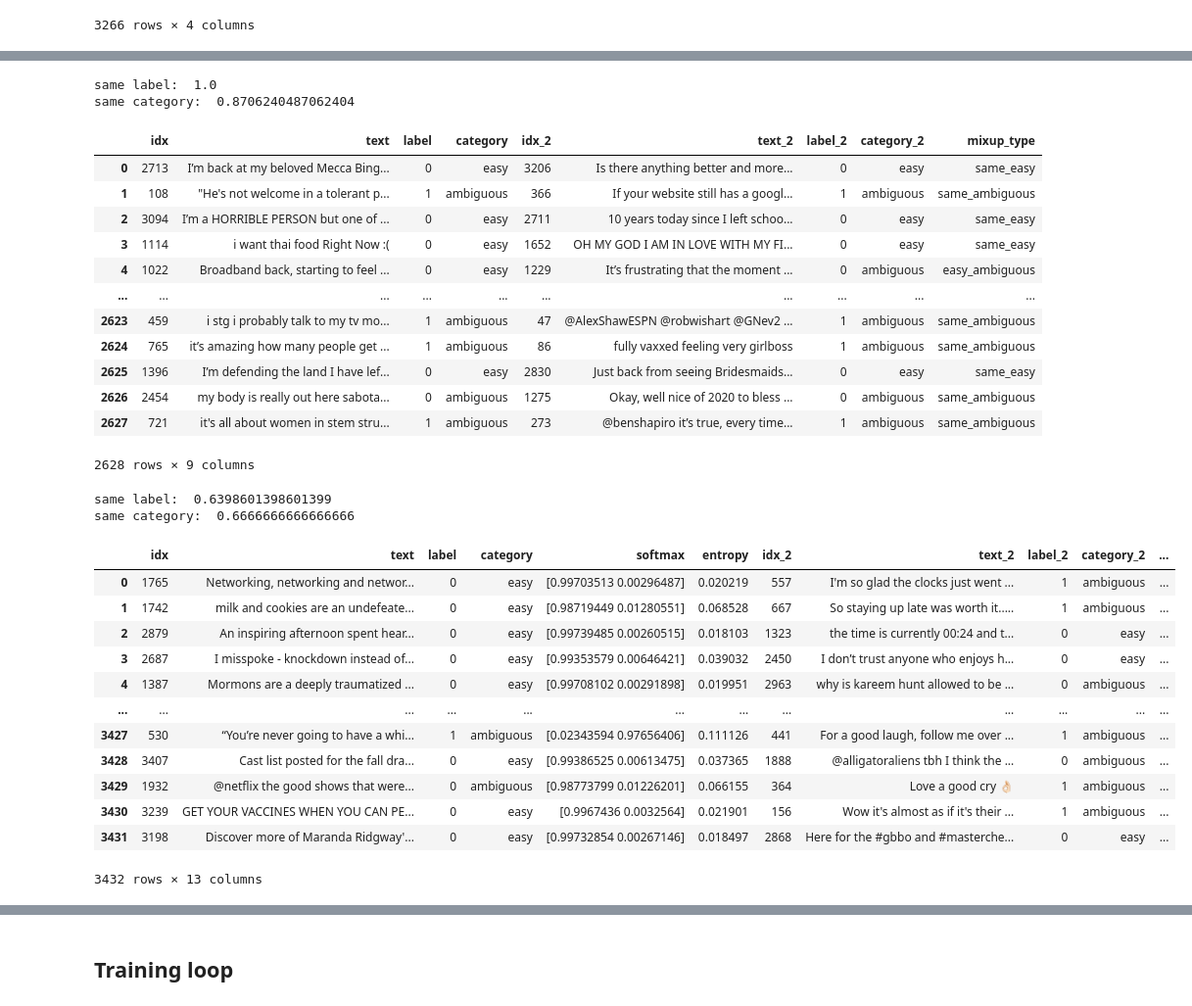
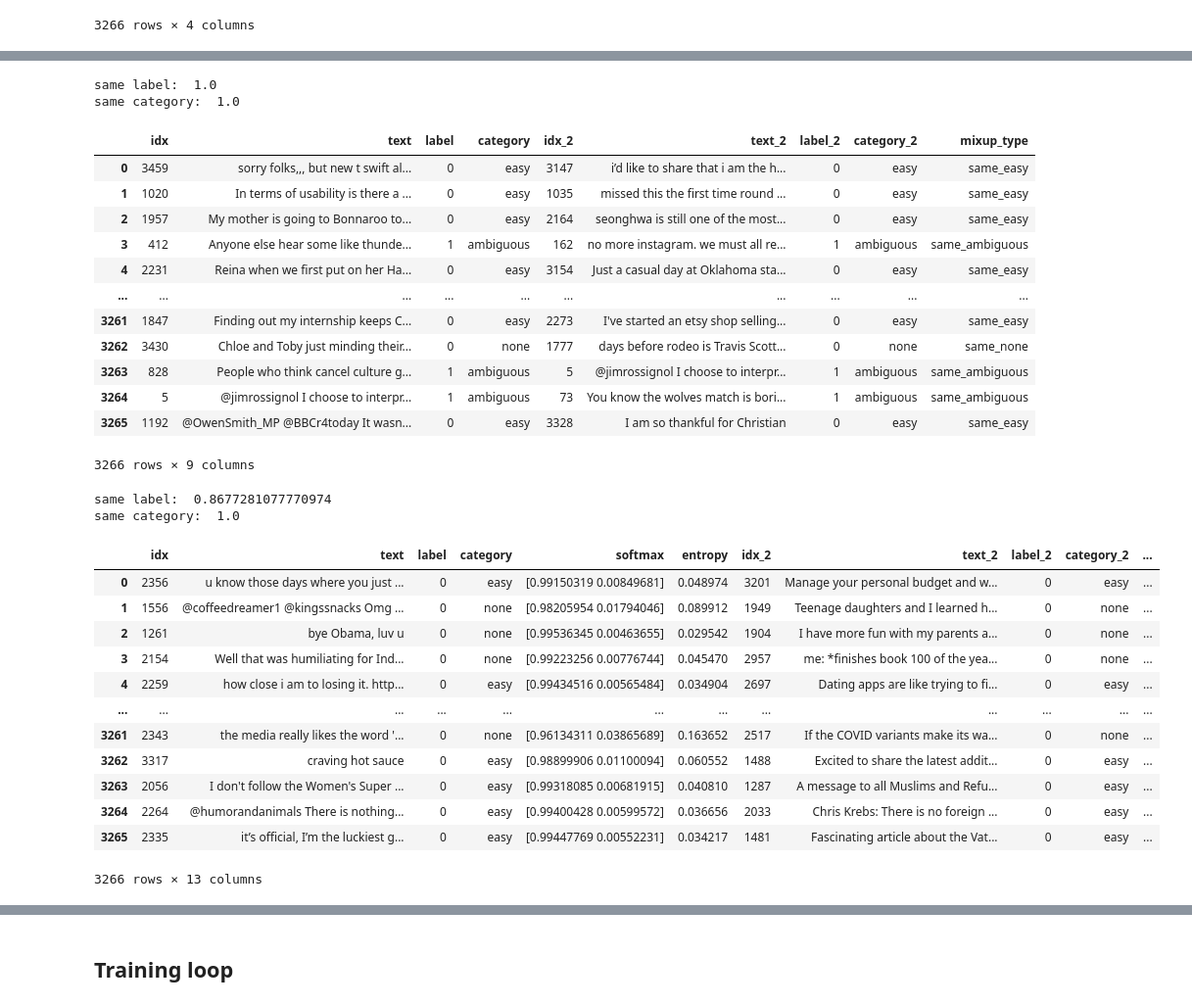
Before and after one commit to Raghav1606/Training-Dyamics-and-Entropy-Aware-Mixup-for-Robust-Text-Classification, a Jupyter notebook: notebooks/mixup_training.ipynb, the cells around one changed output, grey strips where cells are left out. Shown at 98% size. Saved outputs shown, nothing was run; the diff lists cells and outputs as text; code cells hidden in the pictures.

Commit message:
updating mixup code

```diff
--- a/notebooks/mixup_training.ipynb
+++ b/notebooks/mixup_training.ipynb
@@ -940,40 +941,40 @@ same category:  0.6666666666666666
 # %%
-category_mixup_dataset = prepare_dataset_category_mixup(df, info_data=info_df, use_label=True, use_entropy=False)
+category_mixup_dataset = prepare_dataset_category_mixup(df, info_data=info_df, include_none=True, use_label=True, use_entropy=False)
 get_count(category_mixup_dataset, 'label', 'category')
 category_mixup_dataset
 # %% [output]
 same label:  1.0
-same category:  0.8706240487062404
+same category:  1.0
 |  | idx | text | label | category | idx_2 | text_2 | label_2 | category_2 | mixup_type |
-| 0 | 2713 | I’m back at my beloved Mecca Bing... | 0 | easy | 3206 | Is there anything better and more... | 0 | easy | same_easy |
-| 1 | 108 | "He's not welcome in a tolerant p... | 1 | ambiguous | 366 | If your website still has a googl... | 1 | ambiguous | same_ambiguous |
-| 2 | 3094 | I’m a HORRIBLE PERSON but one of ... | 0 | easy | 2711 | 10 years today since I left schoo... | 0 | easy | same_easy |
-| 3 | 1114 | i want thai food Right Now :( | 0 | easy | 1652 | OH MY GOD I AM IN LOVE WITH MY FI... | 0 | easy | same_easy |
-| 4 | 1022 | Broadband back, starting to feel ... | 0 | easy | 1229 | It’s frustrating that the moment ... | 0 | ambiguous | easy_ambiguous |
+| 0 | 3459 | sorry folks,,, but new t swift al... | 0 | easy | 3147 | i’d like to share that i am the h... | 0 | easy | same_easy |
+| 1 | 1020 | In terms of usability is there a ... | 0 | easy | 1035 | missed this the first time round ... | 0 | easy | same_easy |
+| 2 | 1957 | My mother is going to Bonnaroo to... | 0 | easy | 2164 | seonghwa is still one of the most... | 0 | easy | same_easy |
+| 3 | 412 | Anyone else hear some like thunde... | 1 | ambiguous | 162 | no more instagram. we must all re... | 1 | ambiguous | same_ambiguous |
+| 4 | 2231 | Reina when we first put on her Ha... | 0 | easy | 3154 | Just a casual day at Oklahoma sta... | 0 | easy | same_easy |
 | ... | ... | ... | ... | ... | ... | ... | ... | ... | ... |
-| 2623 | 459 | i stg i probably talk to my tv mo... | 1 | ambiguous | 47 | @AlexShawESPN @robwishart @GNev2 ... | 1 | ambiguous | same_ambiguous |
-| 2624 | 765 | it’s amazing how many people get ... | 1 | ambiguous | 86 | fully vaxxed feeling very girlboss | 1 | ambiguous | same_ambiguous |
-| 2625 | 1396 | I’m defending the land I have lef... | 0 | easy | 2830 | Just back from seeing Bridesmaids... | 0 | easy | same_easy |
-| 2626 | 2454 | my body is really out here sabota... | 0 | ambiguous | 1275 | Okay, well nice of 2020 to bless ... | 0 | ambiguous | same_ambiguous |
-| 2627 | 721 | it's all about women in stem stru... | 1 | ambiguous | 273 | @benshapiro it’s true, every time... | 1 | ambiguous | same_ambiguous |
+| 3261 | 1847 | Finding out my internship keeps C... | 0 | easy | 2273 | I've started an etsy shop selling... | 0 | easy | same_easy |
+| 3262 | 3430 | Chloe and Toby just minding their... | 0 | none | 1777 | days before rodeo is Travis Scott... | 0 | none | same_none |
+| 3263 | 828 | People who think cancel culture g... | 1 | ambiguous | 5 | @jimrossignol I choose to interpr... | 1 | ambiguous | same_ambiguous |
+| 3264 | 5 | @jimrossignol I choose to interpr... | 1 | ambiguous | 73 | You know the wolves match is bori... | 1 | ambiguous | same_ambiguous |
+| 3265 | 1192 | @OwenSmith_MP @BBCr4today It wasn... | 0 | easy | 3328 | I am so thankful for Christian | 0 | easy | same_easy |
-2628 rows × 9 columns
+3266 rows × 9 columns
 # %%
-category_mixup_dataset = prepare_dataset_category_mixup(df, info_data=info_df, use_label=False, use_entropy=True)
+category_mixup_dataset = prepare_dataset_category_mixup(df, info_data=info_df, include_none=True, use_label=False, use_entropy=True)
 get_count(category_mixup_dataset, 'label', 'category')
 category_mixup_dataset
 # %% [output]
-same label:  0.6398601398601399
-same category:  0.6666666666666666
+same label:  0.8677281077770974
+same category:  1.0
 |  | idx | text | label | category | softmax | entropy | idx_2 | text_2 | label_2 | category_2 | ... |
-| 0 | 1765 | Networking, networking and networ... | 0 | easy | [0.99703513 0.00296487] | 0.020219 | 557 | I'm so glad the clocks just went ... | 1 | ambiguous | ... |
-| 1 | 1742 | milk and cookies are an undefeate... | 0 | easy | [0.98719449 0.01280551] | 0.068528 | 667 | So staying up late was worth it..... | 1 | ambiguous | ... |
-| 2 | 2879 | An inspiring afternoon spent hear... | 0 | easy | [0.99739485 0.00260515] | 0.018103 | 1323 | the time is currently 00:24 and t... | 0 | easy | ... |
-| 3 | 2687 | I misspoke - knockdown instead of... | 0 | easy | [0.99353579 0.00646421] | 0.039032 | 2450 | I don’t trust anyone who enjoys h... | 0 | easy | ... |
-| 4 | 1387 | Mormons are a deeply traumatized ... | 0 | easy | [0.99708102 0.00291898] | 0.019951 | 2963 | why is kareem hunt allowed to be ... | 0 | ambiguous | ... |
+| 0 | 2356 | u know those days where you just ... | 0 | easy | [0.99150319 0.00849681] | 0.048974 | 3201 | Manage your personal budget and w... | 0 | easy | ... |
+| 1 | 1556 | @coffeedreamer1 @kingssnacks Omg ... | 0 | none | [0.98205954 0.01794046] | 0.089912 | 1949 | Teenage daughters and I learned h... | 0 | none | ... |
+| 2 | 1261 | bye Obama, luv u | 0 | none | [0.99536345 0.00463655] | 0.029542 | 1904 | I have more fun with my parents a... | 0 | none | ... |
+| 3 | 2154 | Well that was humiliating for Ind... | 0 | none | [0.99223256 0.00776744] | 0.045470 | 2957 | me: *finishes book 100 of the yea... | 0 | none | ... |
+| 4 | 2259 | how close i am to losing it. http... | 0 | easy | [0.99434516 0.00565484] | 0.034904 | 2697 | Dating apps are like trying to fi... | 0 | easy | ... |
 | ... | ... | ... | ... | ... | ... | ... | ... | ... | ... | ... | ... |
-| 3427 | 530 | “You’re never going to have a whi... | 1 | ambiguous | [0.02343594 0.97656406] | 0.111126 | 441 | For a good laugh, follow me over ... | 1 | ambiguous | ... |
-| 3428 | 3407 | Cast list posted for the fall dra... | 0 | easy | [0.99386525 0.00613475] | 0.037365 | 1888 | @alligatoraliens tbh I think the ... | 0 | ambiguous | ... |
-| 3429 | 1932 | @netflix the good shows that were... | 0 | ambiguous | [0.98773799 0.01226201] | 0.066155 | 364 | Love a good cry 👌🏻 | 1 | ambiguous | ... |
-| 3430 | 3239 | GET YOUR VACCINES WHEN YOU CAN PE... | 0 | easy | [0.9967436 0.0032564] | 0.021901 | 156 | Wow it's almost as if it's their ... | 1 | ambiguous | ... |
-| 3431 | 3198 | Discover more of Maranda Ridgway'... | 0 | easy | [0.99732854 0.00267146] | 0.018497 | 2868 | Here for the #gbbo and #masterche... | 0 | easy | ... |
+| 3261 | 2343 | the media really likes the word '... | 0 | none | [0.96134311 0.03865689] | 0.163652 | 2517 | If the COVID variants make its wa... | 0 | none | ... |
+| 3262 | 3317 | craving hot sauce | 0 | easy | [0.98899906 0.01100094] | 0.060552 | 1488 | Excited to share the latest addit... | 0 | easy | ... |
+| 3263 | 2056 | I don't follow the Women's Super ... | 0 | easy | [0.99318085 0.00681915] | 0.040810 | 1287 | A message to all Muslims and Refu... | 0 | easy | ... |
+| 3264 | 2264 | @humorandanimals There is nothing... | 0 | easy | [0.99400428 0.00599572] | 0.036656 | 2033 | Chris Krebs: There is no foreign ... | 0 | easy | ... |
+| 3265 | 2335 | it’s official, I’m the luckiest g... | 0 | easy | [0.99447769 0.00552231] | 0.034217 | 1481 | Fascinating article about the Vat... | 0 | easy | ... |
-3432 rows × 13 columns
+3266 rows × 13 columns
```
Also changed, not shown: parts of 6 cells of this notebook, 19 other files.
